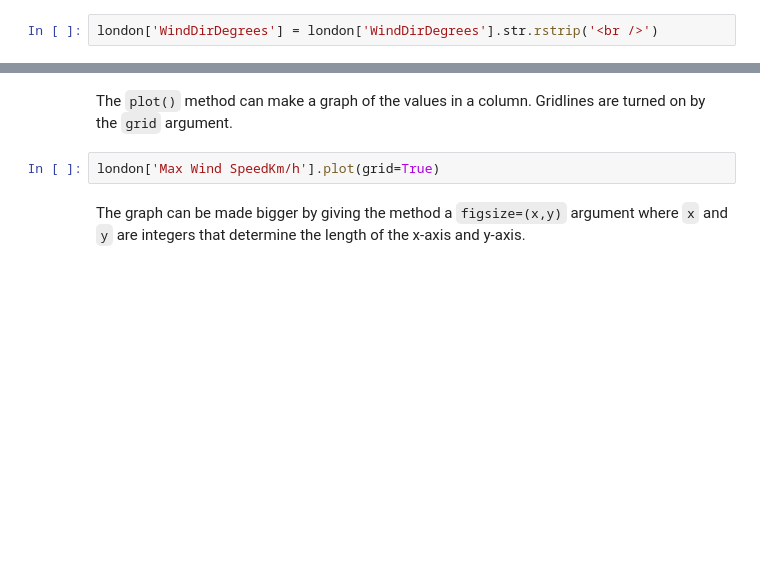
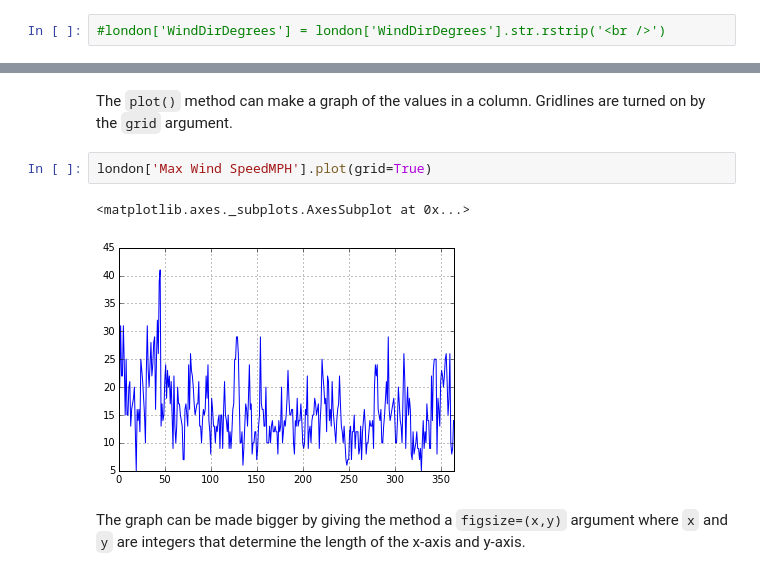
Before and after one commit to richelm/course_notes, a Jupyter notebook: ltcfda/Week_2_exercise_notebook.ipynb, the cells around one changed output, grey strips where cells are left out. Saved outputs shown, nothing was run; the diff lists cells and outputs as text; blank space fills up the shorter version.

```diff
--- a/ltcfda/Week_2_exercise_notebook.ipynb
+++ b/ltcfda/Week_2_exercise_notebook.ipynb
@@ -303,7 +327,7 @@ london = london.rename(columns={'WindDirDegrees<br />' : 'WindDirDegrees'})
 # %% [markdown]
 To remove the <code>'&lt; br /&gt;'</code> html line breaks from the values in the <code>'WindDirDegrees'</code> column you need to use the string method <code>rstrip()</code> which is used to remove characters from the *end* or 'rear' of a string:
 # %%
-london['WindDirDegrees'] = london['WindDirDegrees'].str.rstrip('<br />')
+#london['WindDirDegrees'] = london['WindDirDegrees'].str.rstrip('<br />')
 # %% [markdown]
 Display the first few rows of the <code>'WindDirDegrees'</code> to confirm the change:
 # %%
@@ -378,7 +553,10 @@ The following line of code tells Jupyter to display inside this notebook any gra
 # %% [markdown]
 The `plot()` method can make a graph of the values in a column. Gridlines are turned on by the `grid` argument.
 # %%
-london['Max Wind SpeedKm/h'].plot(grid=True)
+london['Max Wind SpeedMPH'].plot(grid=True)
+# %% [output]
+<matplotlib.axes._subplots.AxesSubplot at 0x...>
+[figure, added]
 # %% [markdown]
 The graph can be made bigger by giving the method a `figsize=(x,y)` argument where `x` and `y` are integers that determine the length of the x-axis and y-axis.
 # %%
```
Also changed, not shown: parts of 24 cells of this notebook, 4 other files.
